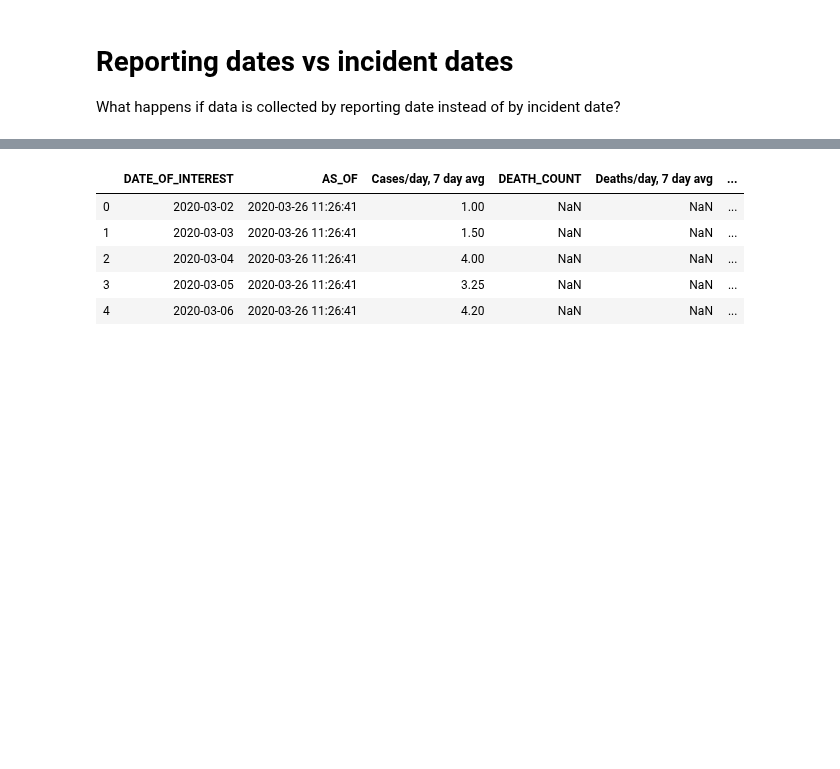
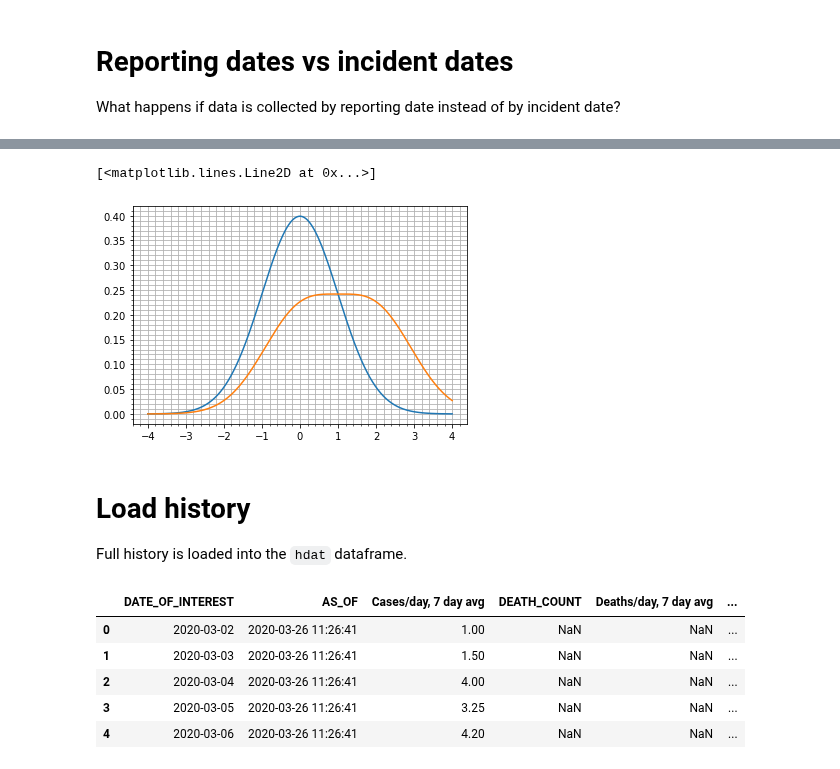
Before and after one commit to nychealth/coronavirus-data, a Jupyter notebook: Notebooks/Reporting.ipynb, the cells around one changed output, grey strips where cells are left out. Cells and saved outputs as stored; diff of their text form; code cells hidden in the pictures; blank space fills up the shorter version.

```diff
--- a/Notebooks/Reporting.ipynb
+++ b/Notebooks/Reporting.ipynb
@@ -22,3 +44,12 @@ def pltdflt(figsize=(12, 10)):
+# %%
+plt.plot(x, stats.norm.pdf(x))
+plt.plot(x, stats.norm.pdf(x)*.5 + stats.norm.pdf(x-2)*.5)
+# %% [output]
+[<matplotlib.lines.Line2D at 0x...>]
+[figure, added]
+# %% [markdown]
+# Load history
+Full history is loaded into the `hdat` dataframe.
 # %%
 hdat = pd.read_csv("../history.csv")
 hdat["DATE_OF_INTEREST"] = pd.to_datetime(hdat["DATE_OF_INTEREST"])
```
Also changed, not shown: parts of 15 cells of this notebook.
